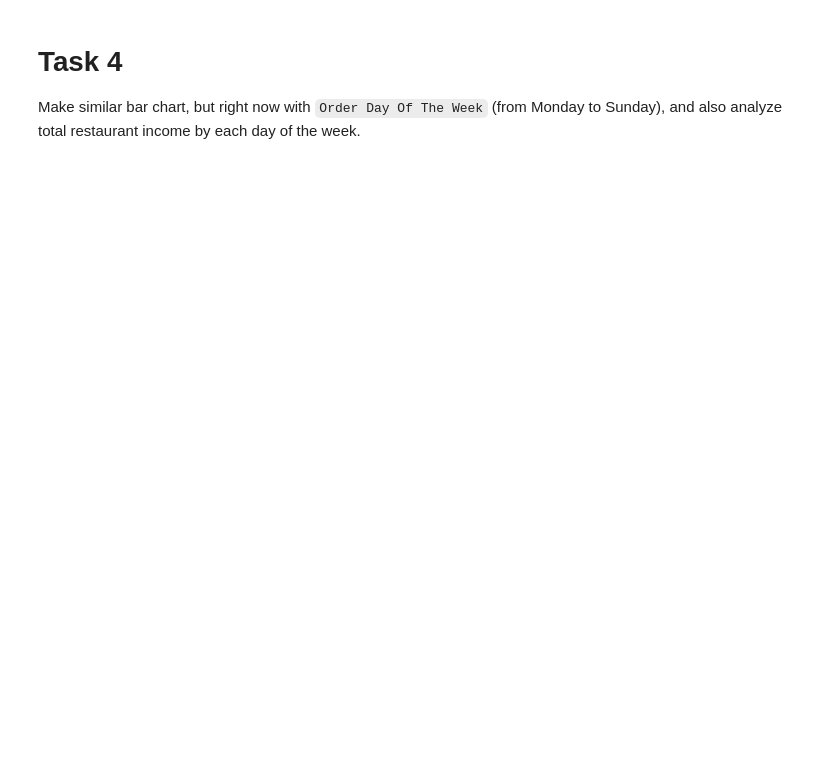
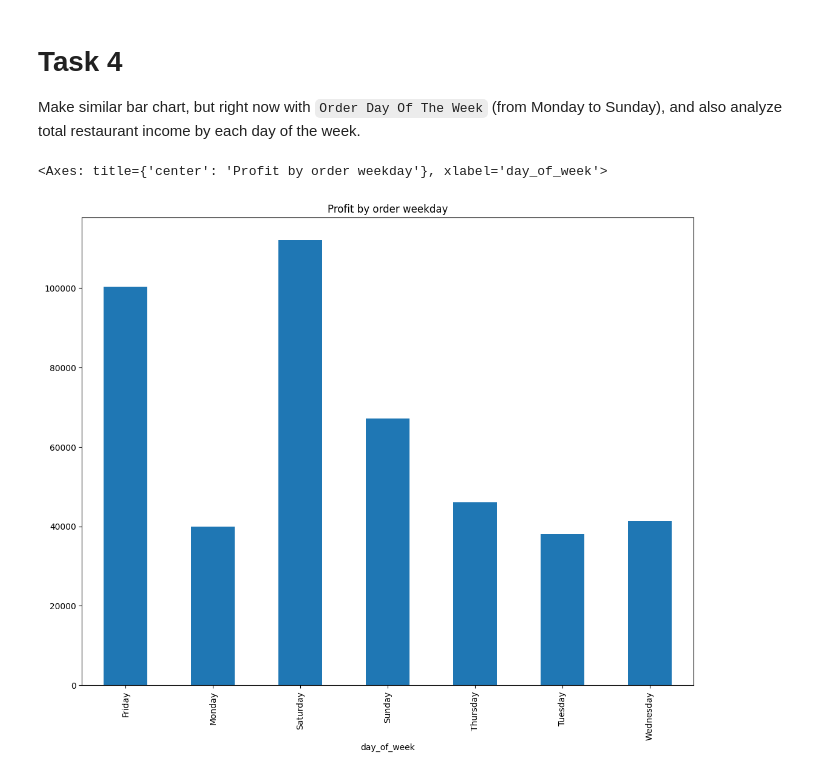
Before and after one commit to mate-academy/py-restaurant-data-analysis, a Jupyter notebook: app/main.ipynb, the cells around one changed output. Cells and saved outputs as stored; diff of their text form; code cells hidden in the pictures; blank space fills up the shorter version.

```diff
--- a/app/main.ipynb
+++ b/app/main.ipynb
@@ -74,5 +118,18 @@ top_hour.plot.bar(y="order_hour", figsize=(13, 10), title="Profit by order hour"
 # Task 4
 Make similar bar chart, but right now with `Order Day Of The Week` (from Monday to Sunday), and also analyze total restaurant income by each day of the week.
 # %%
-top_weekday = df.assign(order_weekday=df.quantity*df.price, day_of_week=df.datetime.dt.day_name()).groupby("day_of_week").order_weekday.sum()
-top_weekday.plot.bar(y="order_weekday", figsize=(13, 10), title="Profit by order weekday")
+top_weekday = (
+    df.assign(
+        order_weekday=df.quantity*df.price,
+        day_of_week=df.datetime.dt.day_name()
+    )
+    .groupby("day_of_week").order_weekday.sum()
+)
+top_weekday.plot.bar(
+    y="order_weekday",
+    figsize=(13, 10),
+    title="Profit by order weekday"
+)
+# %% [output]
+<Axes: title={'center': 'Profit by order weekday'}, xlabel='day_of_week'>
+[figure, added]
```
Also changed, not shown: parts of 5 cells of this notebook.
